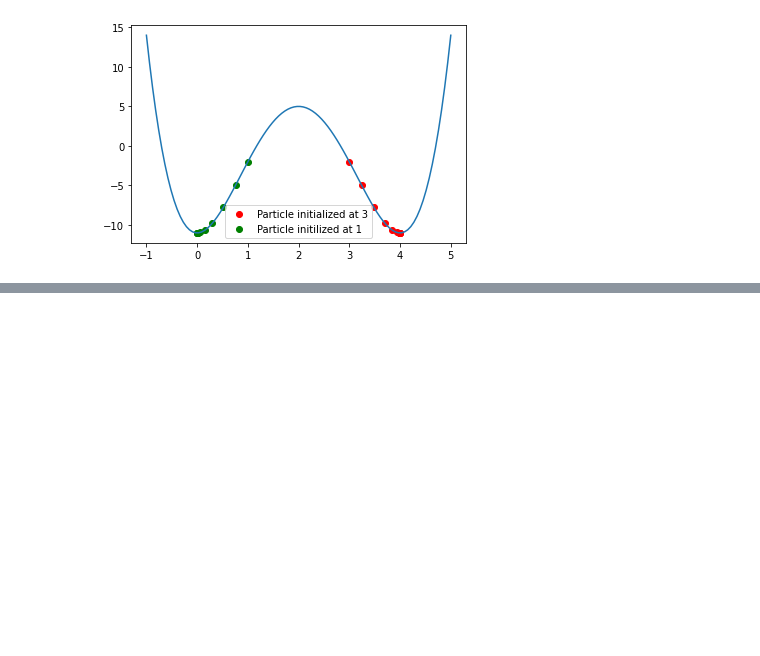
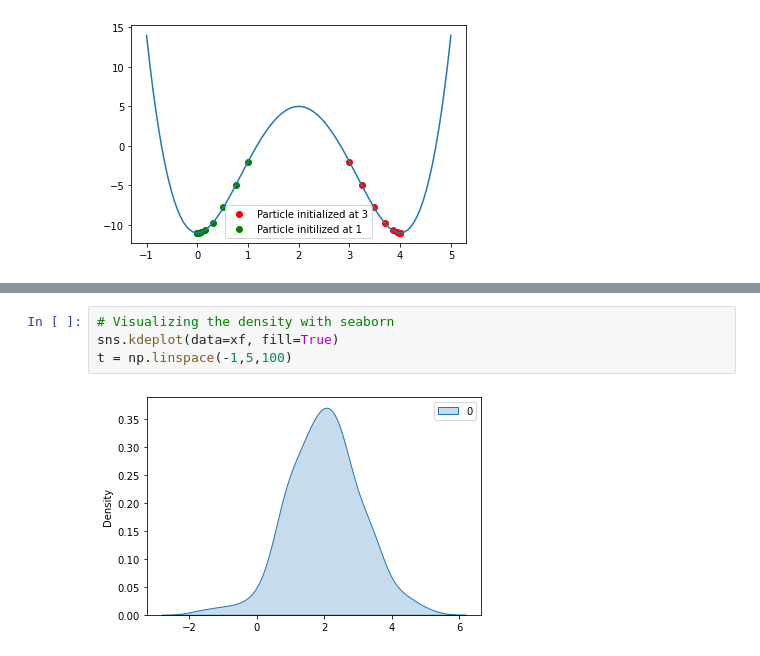
Before and after one commit to elfirdoussilab1/SVGD, a Jupyter notebook: Sampling_methods.ipynb, the cells around one changed output, grey strips where cells are left out. Drawn from its saved outputs; the diff is of its cells as text; blank space fills up the shorter version.

```diff
--- a/Sampling_methods.ipynb
+++ b/Sampling_methods.ipynb
@@ -293,0 +358,6 @@ print(np.argmin(F))
+# %%
+# Visualizing the density with seaborn
+sns.kdeplot(data=xf, fill=True)
+t = np.linspace(-1,5,100)
+# %% [output]
+[figure, added]
```
Also changed, not shown: parts of 28 cells of this notebook, 1 other file.
